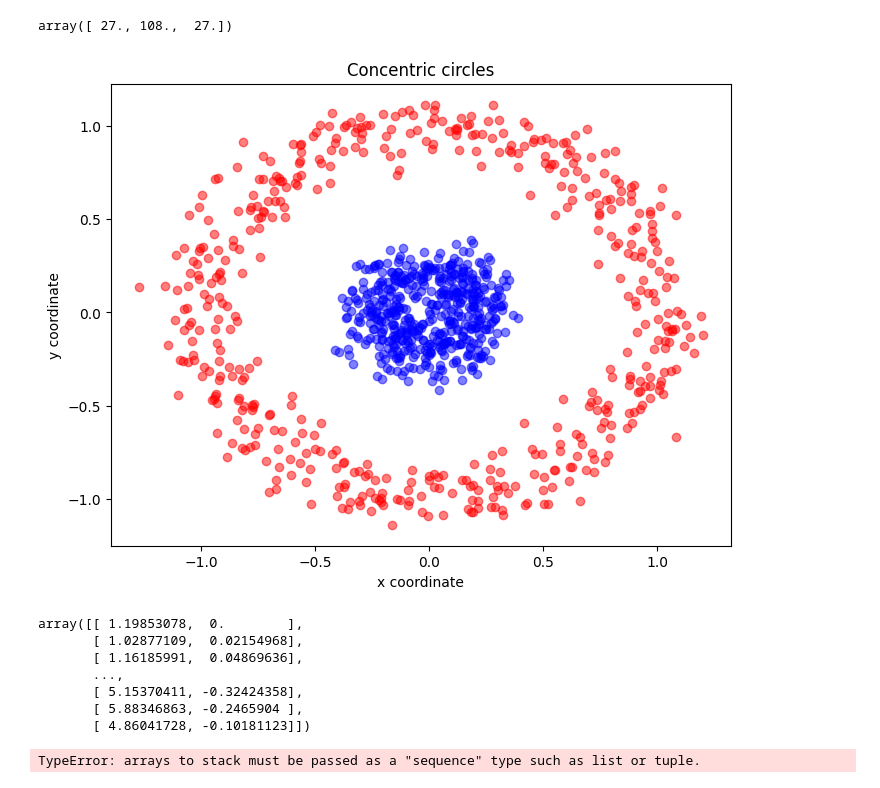
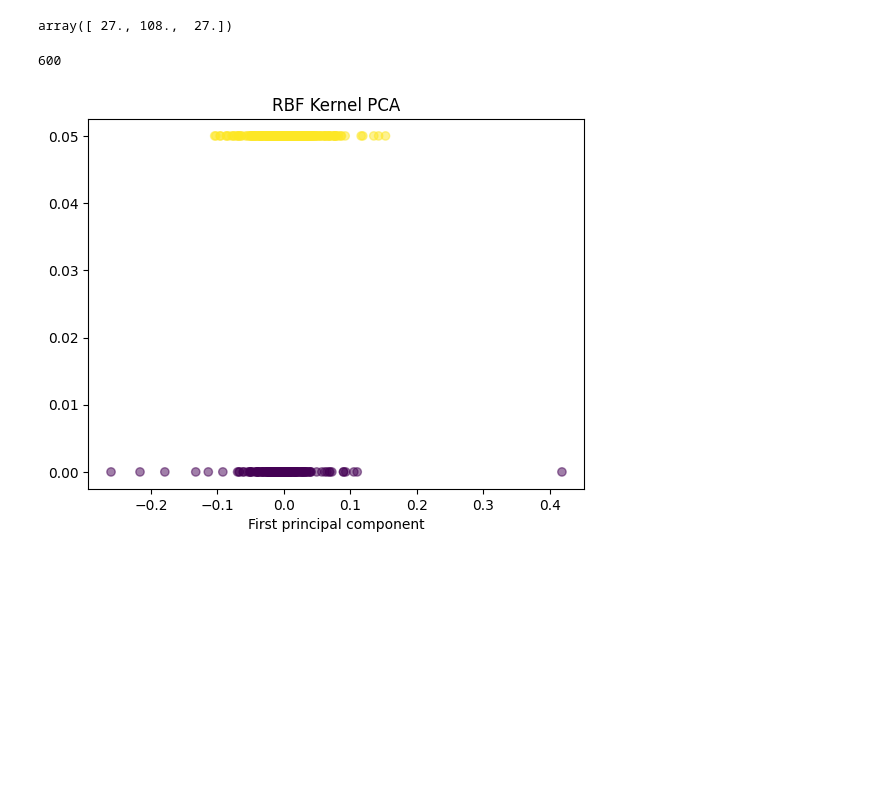
Before and after one commit to Alx-nder/kernelPCA, a Jupyter notebook: kernelPCA.ipynb, the cells around one changed output. Drawn from its saved outputs; the diff is of its cells as text; code cells hidden in the pictures; blank space fills up the shorter version.

Commit message:
kernel

```diff
--- a/kernelPCA.ipynb
+++ b/kernelPCA.ipynb
@@ -108,45 +112,19 @@ def gaus_kpca(X, gamma, n_components):
     eigvals, eigvectors = eigh(K)
 
     # Obtaining the i eigenvectors that corresponds to the i highest eigenvalues.
-    X_pc = np.column_stack((eigvectors[:,-i] for i in range(1,n_components+1)))
-
+    X_pc = eigvectors[-1]
     return X_pc
-# %%
-from sklearn.datasets import make_circles
-
-X, y = make_circles(n_samples=1000, random_state=123, noise=0.1, factor=0.2)
-
-plt.figure(figsize=(8,6))
-
-plt.scatter(X[y==0, 0], X[y==0, 1], color='red', alpha=0.5)
-plt.scatter(X[y==1, 0], X[y==1, 1], color='blue', alpha=0.5)
-plt.title('Concentric circles')
-plt.ylabel('y coordinate')
-plt.xlabel('x coordinate')
-plt.show()
-# %% [output]
-[figure, removed]
-# %%
-samples1=np.concatenate((a,b),axis=1)
-samples2=np.concatenate((c,d),axis=1)
-samples=np.concatenate((samples1,samples2))
-# %% [output]
-array([[ 1.19853078,  0.        ],
-       [ 1.02877109,  0.02154968],
-       [ 1.16185991,  0.04869636],
-       ...,
-       [ 5.15370411, -0.32424358],
-       [ 5.88346863, -0.2465904 ],
-       [ 4.86041728, -0.10181123]])
-# %%
-X_pc = gaus_kpca(samples, gamma=15, n_components=1)
-
-plt.figure(figsize=(8,6))
-plt.scatter(X_pc[y==0, 0], np.zeros((500,1)), color='red', alpha=0.5)
-plt.scatter(X_pc[y==1, 0], np.zeros((500,1)), color='blue', alpha=0.5)
-plt.text(-0.05, 0.007, 'gamma = 15', fontsize=12)
-plt.title('First principal component after RBF Kernel PCA')
-plt.xlabel('PC1')
-plt.show()
-# %% [output]
-TypeError: arrays to stack must be passed as a "sequence" type such as list or tuple.
+# %%
+X_pc = gaus_kpca(samples, gamma=2, n_components=1)
+len(X_pc)
+# %% [output]
+600
+# %%
+
+plt.scatter(X_pc, [[0.0]*len(n)+[0.05]*len(m)] ,c=y ,alpha=0.5)
+
+plt.title('RBF Kernel PCA')
+plt.xlabel('First principal component')
+plt.show()
+# %% [output]
+[figure, added]
```
Also changed, not shown: parts of 2 cells of this notebook.
